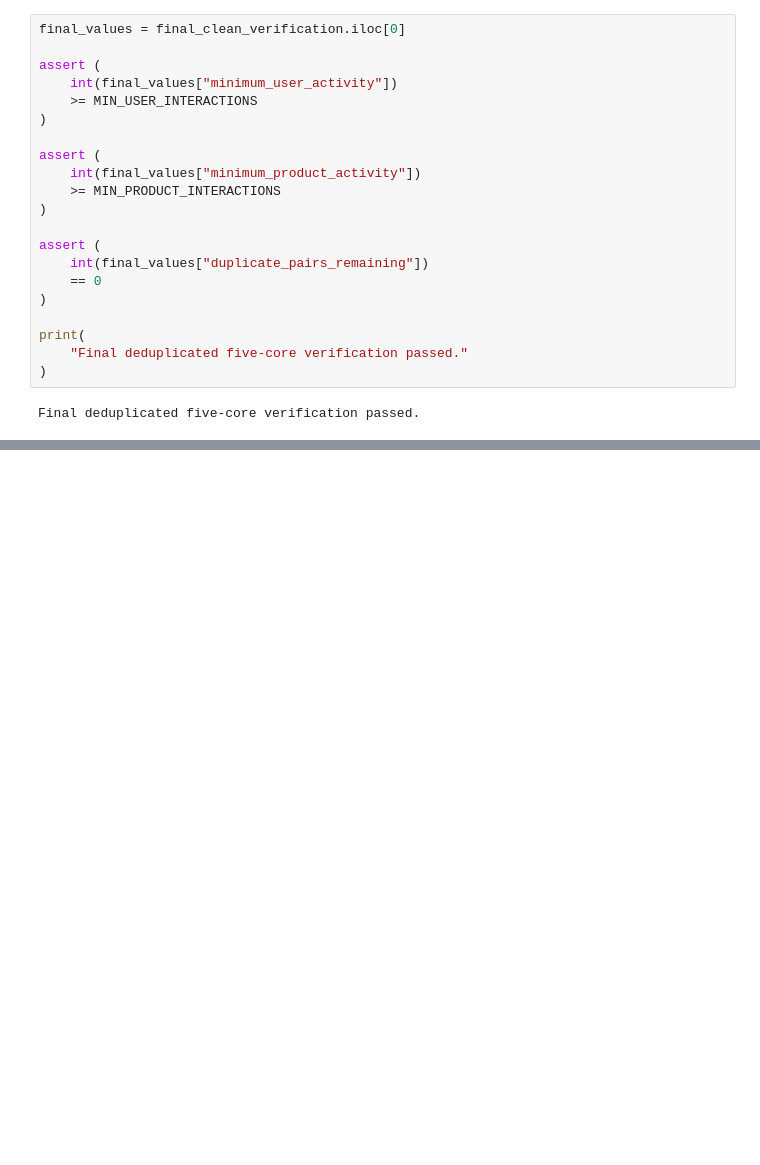
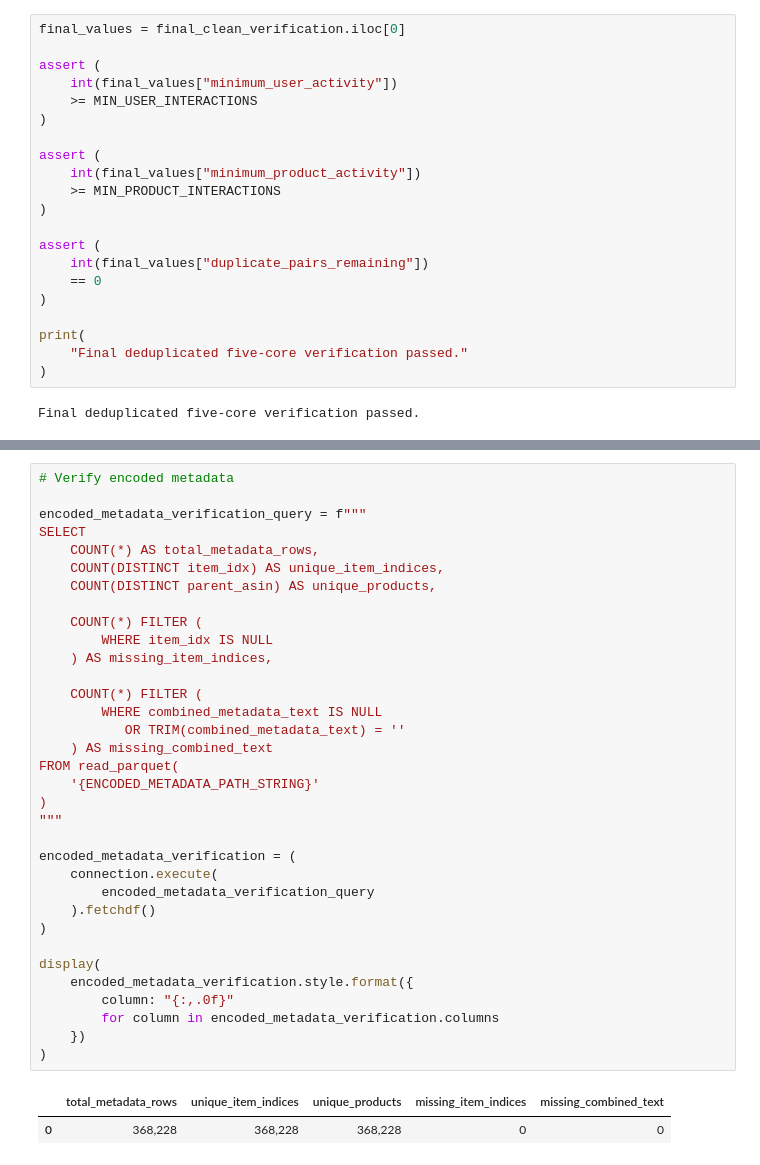
Before and after one commit to ErjonXhani/gnn-recommender-dissertation, a Jupyter notebook: notebooks/03_data_preprocessing.ipynb, the cells around one changed output, grey strips where cells are left out. Drawn from its saved outputs; the diff is of its cells as text; blank space fills up the shorter version.

```diff
--- a/notebooks/03_data_preprocessing.ipynb
+++ b/notebooks/03_data_preprocessing.ipynb
@@ -2040,0 +3102,37 @@ Final deduplicated five-core verification passed.
+# %%
+# Verify encoded metadata
+
+encoded_metadata_verification_query = f"""
+SELECT
+    COUNT(*) AS total_metadata_rows,
+    COUNT(DISTINCT item_idx) AS unique_item_indices,
+    COUNT(DISTINCT parent_asin) AS unique_products,
+
+    COUNT(*) FILTER (
+        WHERE item_idx IS NULL
+    ) AS missing_item_indices,
+
+    COUNT(*) FILTER (
+        WHERE combined_metadata_text IS NULL
+           OR TRIM(combined_metadata_text) = ''
+    ) AS missing_combined_text
+FROM read_parquet(
+    '{ENCODED_METADATA_PATH_STRING}'
+)
+"""
+
+encoded_metadata_verification = (
+    connection.execute(
+        encoded_metadata_verification_query
+    ).fetchdf()
+)
+
+display(
+    encoded_metadata_verification.style.format({
+        column: "{:,.0f}"
+        for column in encoded_metadata_verification.columns
+    })
+)
+# %% [output]
+|  | total_metadata_rows | unique_item_indices | unique_products | missing_item_indices | missing_combined_text |
+| 0 | 368,228 | 368,228 | 368,228 | 0 | 0 |
```
Also changed, not shown: parts of 36 cells of this notebook, 1 other file.
